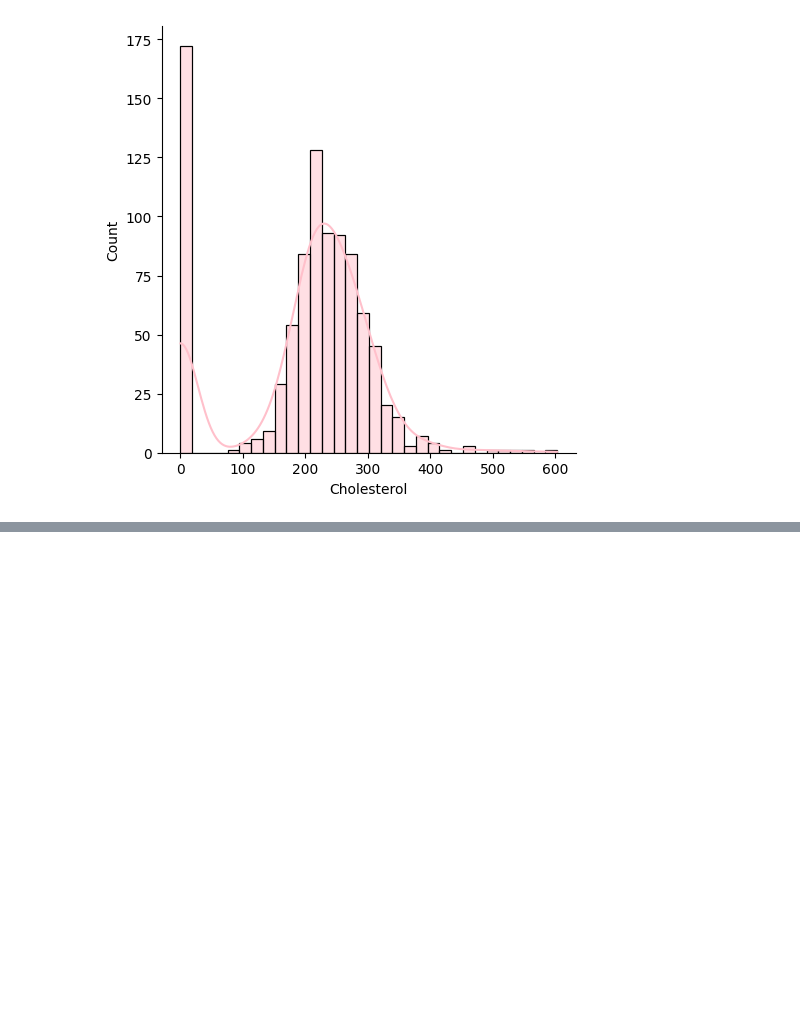
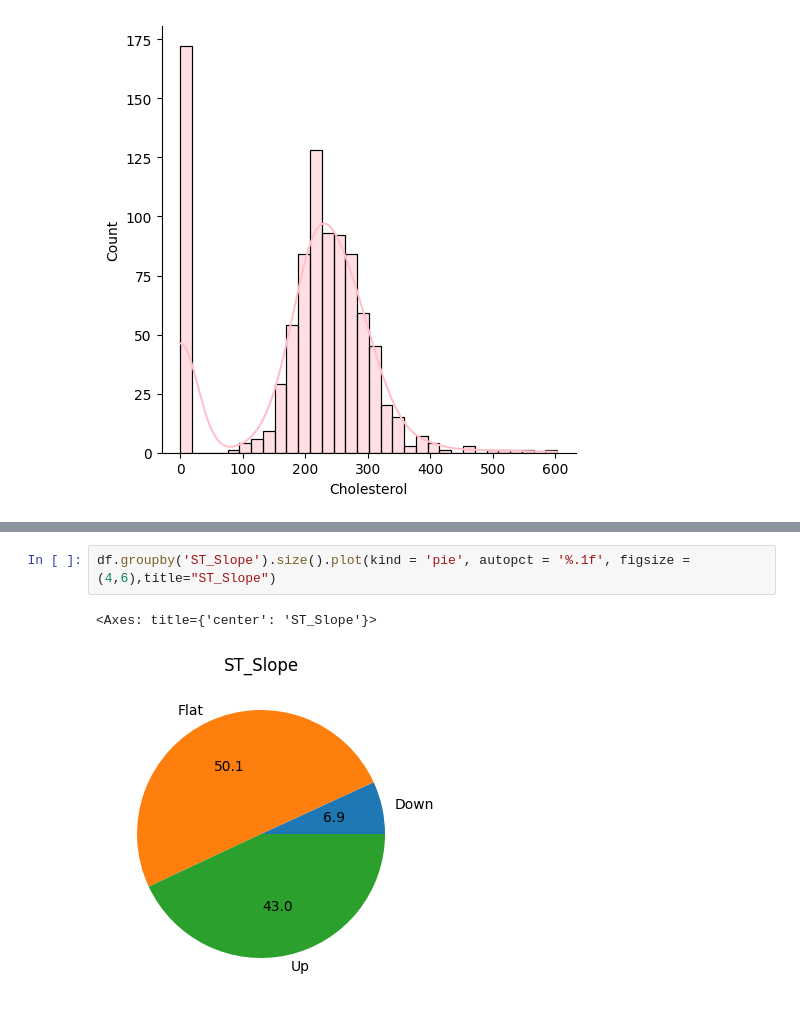
Before and after one commit to ImSowmya/Data-visualization-on-Heart-disease-dataset, a Jupyter notebook: HeartDisease-ExploratoryDataAnalysis.ipynb, the cells around one changed output, grey strips where cells are left out. Drawn from its saved outputs; the diff is of its cells as text; blank space fills up the shorter version.

```diff
--- a/HeartDisease-ExploratoryDataAnalysis.ipynb
+++ b/HeartDisease-ExploratoryDataAnalysis.ipynb
@@ -37,0 +53,5 @@ sns.displot(df['Cholesterol'], kde = True, color = 'pink')
+# %%
+df.groupby('ST_Slope').size().plot(kind = 'pie', autopct = '%.1f', figsize = (4,6),title="ST_Slope")
+# %% [output]
+<Axes: title={'center': 'ST_Slope'}>
+[figure, added]
```
Also changed, not shown: parts of 4 cells of this notebook.
